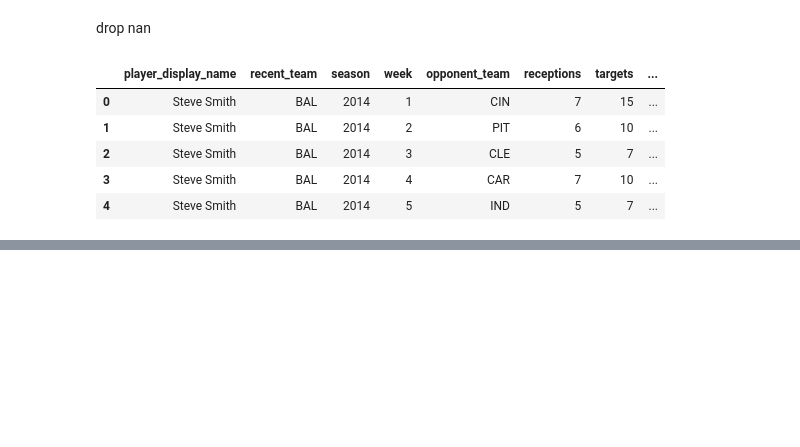
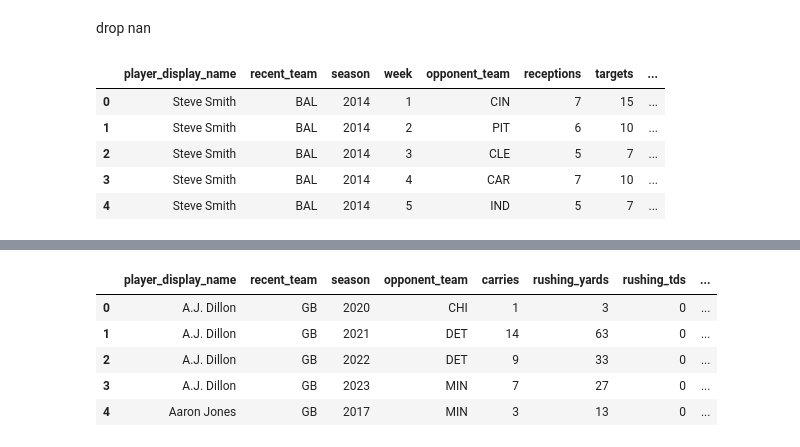
Before and after one commit to DBAfox/Team-USA-Football, a Jupyter notebook: NFL Dream Team.ipynb, the cells around one changed output, grey strips where cells are left out. Saved outputs shown, nothing was run; the diff lists cells and outputs as text; code cells hidden in the pictures; blank space fills up the shorter version.

```diff
--- a/NFL Dream Team.ipynb
+++ b/NFL Dream Team.ipynb
@@ -265,16 +274,21 @@ receivers_df.loc[:, 'tds_per_reception'] = receivers_df['receiving_tds'] / recei
 # Calculate season stats for each player over the season
 qbs_df.loc[:, 'season_passing_yards'] = qbs_df.groupby(['player_id', 'season'])['passing_yards'].transform('sum')
 rushers_df.loc[:, 'season_rushing_yards'] = rushers_df.groupby(['player_id', 'season'])['rushing_yards'].transform('sum')
+rushers_df.loc[:, 'season_carries'] = rushers_df.groupby(['player_id', 'season'])['carries'].transform('sum')
 receivers_df.loc[:, 'season_receiving_yards'] = receivers_df.groupby(['player_id', 'season'])['receiving_yards'].transform('sum')
 qbs_df.loc[:, 'season_passing_tds'] = qbs_df.groupby(['player_id', 'season'])['passing_tds'].transform('sum')
 rushers_df.loc[:, 'season_rushing_tds'] = rushers_df.groupby(['player_id', 'season'])['rushing_tds'].transform('sum')
 receivers_df.loc[:, 'season_receiving_tds'] = receivers_df.groupby(['player_id', 'season'])['receiving_tds'].transform('sum')
+receivers_df.loc[:, 'season_receptions'] = receivers_df.groupby(['player_id', 'season'])['receptions'].transform('sum')
 qbs_df.loc[:, 'season_pass_attempts'] = qbs_df.groupby(['player_id', 'season'])['attempts'].transform('sum')
-
-# Calculate season completion percentage
+qbs_df.loc[:, 'season_completions'] = qbs_df.groupby(['player_id', 'season'])['completions'].transform('sum')
 qbs_df.loc[:, 'season_completion_percentage'] = qbs_df.groupby(['player_id', 'season'])['completion_percentage'].transform('mean')
 qbs_df.loc[:, 'season_yards_per_attempt'] = qbs_df.groupby(['player_id', 'season'])['yards_per_attempt'].transform('mean')
 qbs_df.loc[:, 'season_pass_tds_per_attempt'] = qbs_df.groupby(['player_id', 'season'])['pass_tds_per_attempt'].transform('mean')
+rushers_df.loc[:, 'season_yards_per_carry'] = rushers_df.groupby(['player_id', 'season'])['yards_per_carry'].transform('mean')
+receivers_df.loc[:, 'season_yards_per_reception'] = receivers_df.groupby(['player_id', 'season'])['yards_per_reception'].transform('mean')
+rushers_df.loc[:, 'season_tds_per_carry'] = rushers_df.groupby(['player_id', 'season'])['tds_per_carry'].transform('mean')
+receivers_df.loc[:, 'season_tds_per_reception'] = receivers_df.groupby(['player_id', 'season'])['tds_per_reception'].transform('mean')
 # %% [output]
 A value is trying to be set on a copy of a slice from a DataFrame.
 Try using .loc[row_indexer,col_indexer] = value instead
@@ -773,0 +643,15 @@ Test MAE: 10.90898609161377
+# %%
+# Get the index of the maximum week for each player
+max_week_idx = rushers_df.groupby(['player_display_name', 'season'])['week'].idxmax()
+
+# Select the rows corresponding to these indices
+rushers_df = rushers_df.loc[max_week_idx].reset_index(drop=True)
+rushers_df = rushers_df.drop(columns= 'week')
+rushers_df.head()
+# %% [output]
+|  | player_display_name | recent_team | season | opponent_team | carries | rushing_yards | rushing_tds | ... |
+| 0 | A.J. Dillon | GB | 2020 | CHI | 1 | 3 | 0 | ... |
+| 1 | A.J. Dillon | GB | 2021 | DET | 14 | 63 | 0 | ... |
+| 2 | A.J. Dillon | GB | 2022 | DET | 9 | 33 | 0 | ... |
+| 3 | A.J. Dillon | GB | 2023 | MIN | 7 | 27 | 0 | ... |
+| 4 | Aaron Jones | GB | 2017 | MIN | 3 | 13 | 0 | ... |
```
Also changed, not shown: parts of 86 cells of this notebook, 2 other files.
